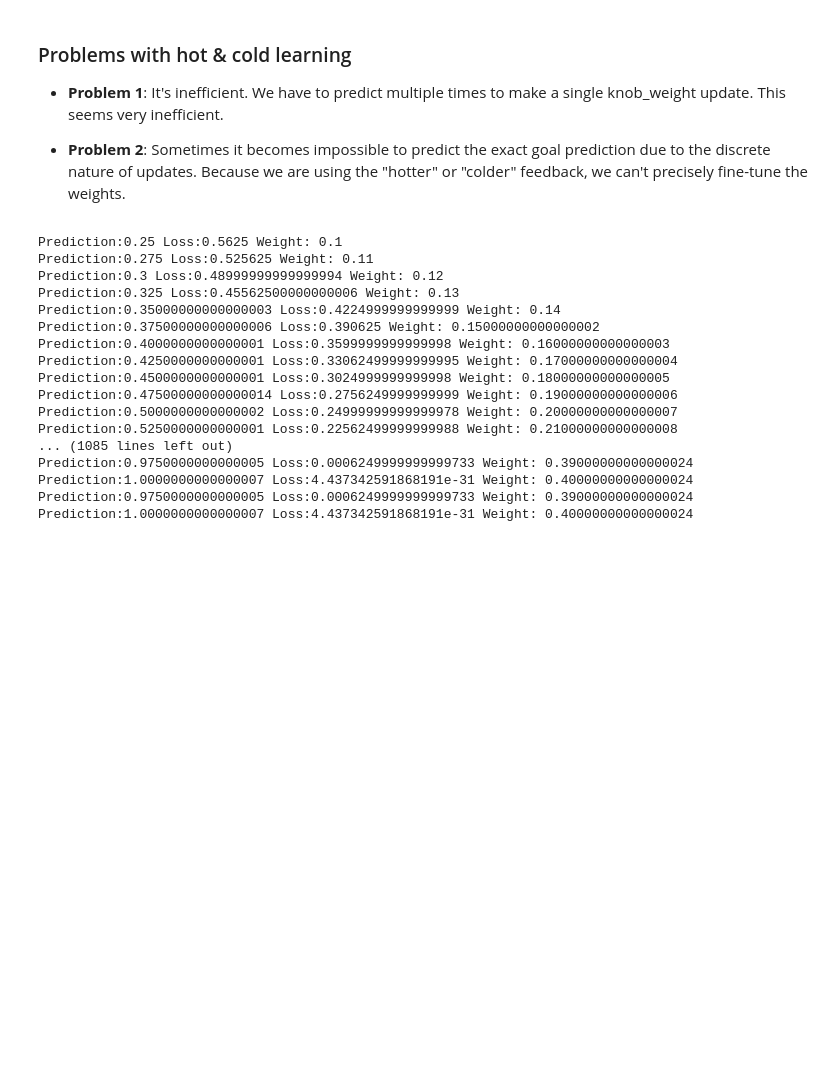
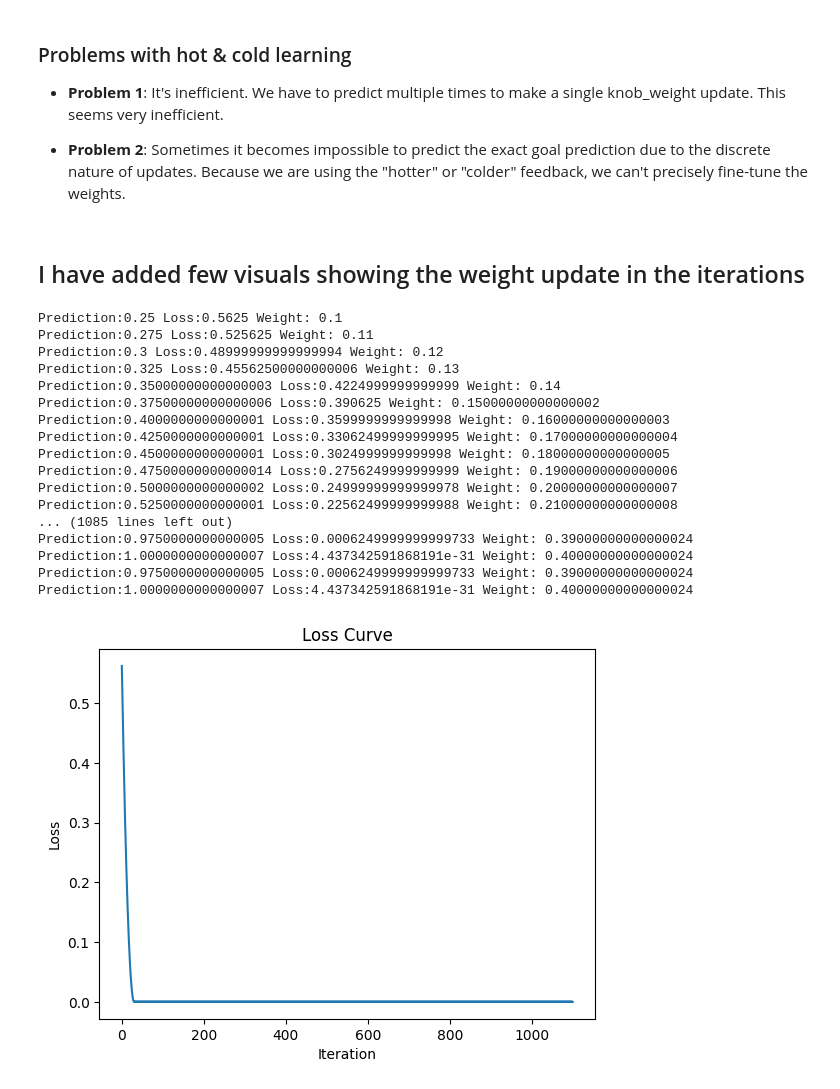
Before and after one commit to shankar-tamang/grokking-deep-learning-implementation-by-shank, a Jupyter notebook: Chapter_4_introduction_to_neural_learning/gradient_descent.ipynb, the cells around one changed output. Cells and saved outputs as stored; diff of their text form; code cells hidden in the pictures; blank space fills up the shorter version.

```diff
--- a/Chapter_4_introduction_to_neural_learning/gradient_descent.ipynb
+++ b/Chapter_4_introduction_to_neural_learning/gradient_descent.ipynb
@@ -131,22 +131,65 @@ Error:0.30250000000000005 Prediction:0.25
  - **Problem 1**: It's inefficient. We have to predict multiple times to make a single knob_weight update. This seems very inefficient.
 
  - **Problem 2**: Sometimes it becomes impossible to predict the exact goal prediction due to the discrete nature of updates. Because we are using the "hotter" or "colder" feedback, we can't precisely fine-tune the weights.
+# %% [markdown]
+## I have added few visuals showing the weight update in the iterations
 # %%
+import matplotlib.pyplot as plt
+
+input = 2.5
+goal_output = 1
+
+weight= 0.1
+lr = 0.01
+
+weights = []
+losses = []
+
+for i in range(1101):
+
+    pred = input*weight
+
+    loss = (pred - goal_output)**2
+
+    weights.append(weight)
+    losses.append(loss)
+
+
+    print(f"Prediction:{pred} Loss:{loss} Weight: {weight}")
+
+    up_pred = input * (weight + lr)
+    up_loss = (up_pred - goal_output)**2
+
+    down_pred = input * (weight - lr)
+    down_loss = (down_pred - goal_output)**2
+
+    if up_loss < down_loss:
+        weight += lr
+
+    if down_loss < up_loss:
+        weight -= lr
+
+plt.plot(losses)
+plt.xlabel("Iteration")
+plt.ylabel("Loss")
+plt.title("Loss Curve")
+plt.show()
 # %% [output]
 Prediction:0.25 Loss:0.5625 Weight: 0.1
 Prediction:0.275 Loss:0.525625 Weight: 0.11
 Prediction:0.3 Loss:0.48999999999999994 Weight: 0.12
 Prediction:0.325 Loss:0.45562500000000006 Weight: 0.13
 Prediction:0.35000000000000003 Loss:0.4224999999999999 Weight: 0.14
 Prediction:0.37500000000000006 Loss:0.390625 Weight: 0.15000000000000002
 Prediction:0.4000000000000001 Loss:0.3599999999999998 Weight: 0.16000000000000003
 Prediction:0.4250000000000001 Loss:0.33062499999999995 Weight: 0.17000000000000004
 Prediction:0.4500000000000001 Loss:0.3024999999999998 Weight: 0.18000000000000005
 Prediction:0.47500000000000014 Loss:0.2756249999999999 Weight: 0.19000000000000006
 Prediction:0.5000000000000002 Loss:0.24999999999999978 Weight: 0.20000000000000007
 Prediction:0.5250000000000001 Loss:0.22562499999999988 Weight: 0.21000000000000008
 ... (1085 lines left out)
 Prediction:0.9750000000000005 Loss:0.0006249999999999733 Weight: 0.39000000000000024
 Prediction:1.0000000000000007 Loss:4.437342591868191e-31 Weight: 0.40000000000000024
 Prediction:0.9750000000000005 Loss:0.0006249999999999733 Weight: 0.39000000000000024
 Prediction:1.0000000000000007 Loss:4.437342591868191e-31 Weight: 0.40000000000000024
+[figure, added]
```
Also changed, not shown: parts of 12 cells of this notebook.
